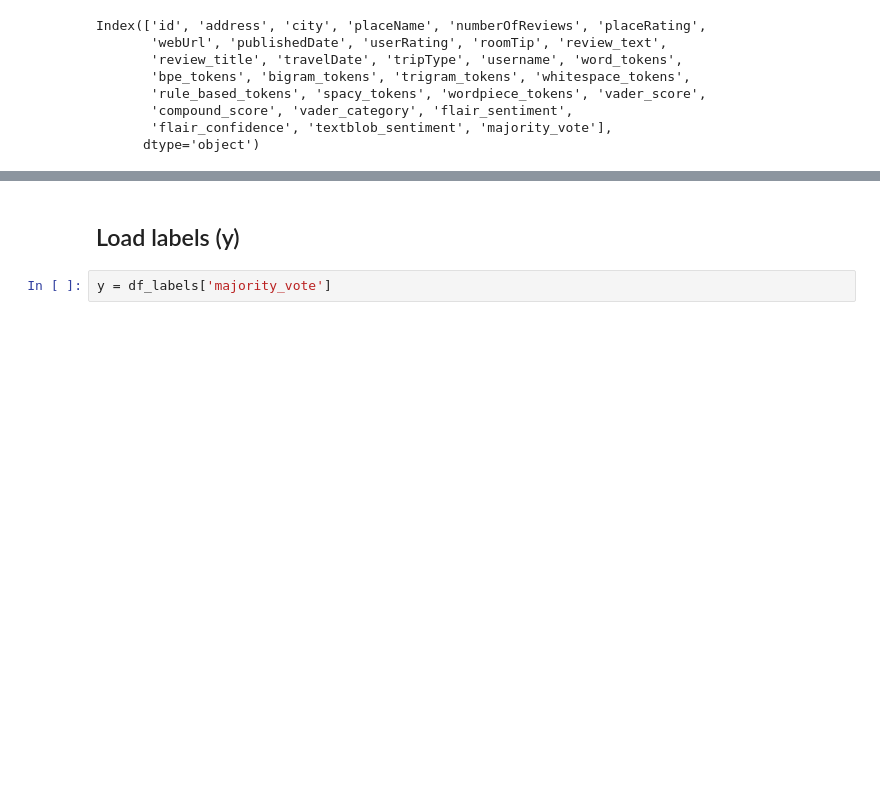
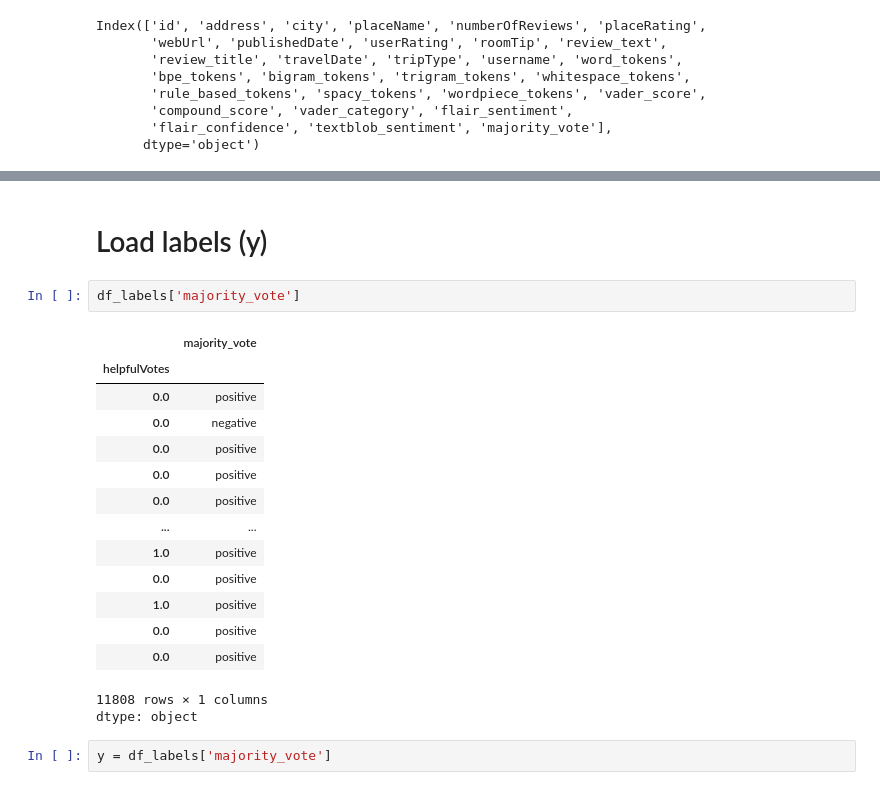
Before and after one commit to NotMishaal/TripAdvisor-Review-CW, a Jupyter notebook: task_4/RF.ipynb, the cells around one changed output, grey strips where cells are left out. Drawn from its saved outputs; the diff is of its cells as text; blank space fills up the shorter version.

```diff
--- a/task_4/RF.ipynb
+++ b/task_4/RF.ipynb
@@ -103,5 +44,23 @@ Index(['id', 'address', 'city', 'placeName', 'numberOfReviews', 'placeRating',
 # %% [markdown]
-## Load labels (y)
+# Load labels (y)
+# %%
+df_labels['majority_vote']
+# %% [output]
+|  | majority_vote |
+| helpfulVotes |  |
+| 0.0 | positive |
+| 0.0 | negative |
+| 0.0 | positive |
+| 0.0 | positive |
+| 0.0 | positive |
+| ... | ... |
+| 1.0 | positive |
+| 0.0 | positive |
+| 1.0 | positive |
+| 0.0 | positive |
+| 0.0 | positive |
+11808 rows × 1 columns
+dtype: object
 # %%
 y = df_labels['majority_vote']
 # %%
```
Also changed, not shown: parts of 35 cells of this notebook.
